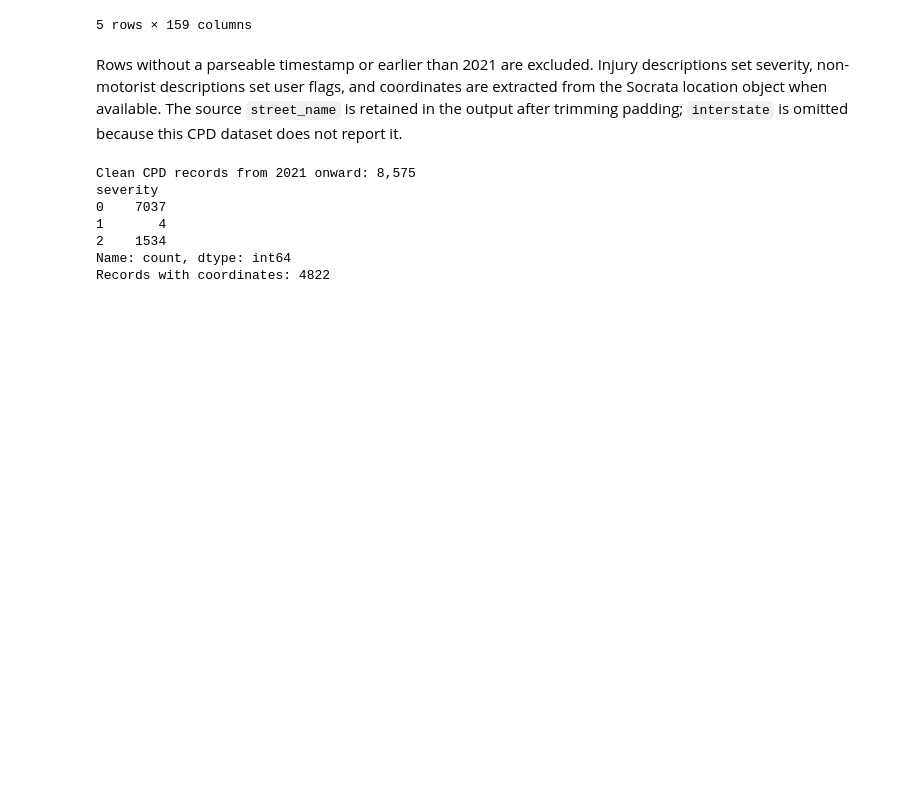
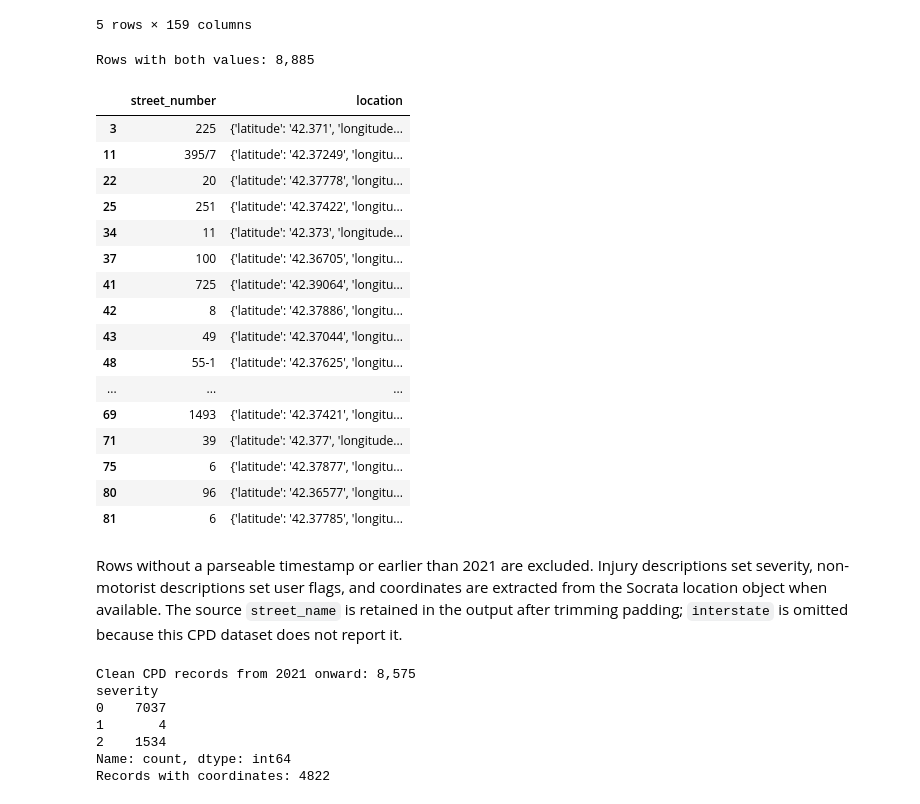
Before and after one commit to Johannes2755/mass-crash-map, a Jupyter notebook: data/cambridge-police-crash-cleaner.ipynb, the cells around one changed output. Saved outputs shown, nothing was run; the diff lists cells and outputs as text; code cells hidden in the pictures; blank space fills up the shorter version.

```diff
--- a/data/cambridge-police-crash-cleaner.ipynb
+++ b/data/cambridge-police-crash-cleaner.ipynb
@@ -80,6 +80,50 @@ Available source columns: 159
 | 3 | 2015-01-01T04:14:00.000 | Thursday | PASSENGER CAR ... | PASSENGER CAR ... | 225 | CAMBRIDGE STREET ... |  | THIRD STREET | ... |
 | 4 | 2015-01-01T06:52:00.000 | Thursday | PASSENGER CAR ... | PASSENGER CAR ... |  | BROADWAY ST. ... | GALILEO BLVD. ... |  | ... |
 5 rows × 159 columns
+# %%
+def has_human_address(location):
+    if not isinstance(location, dict):
+        return False
+
+    address = location.get("human_address")
+    if isinstance(address, str):
+        return bool(address.strip())
+    if isinstance(address, dict):
+        return any(value is not None and str(value).strip() for value in address.values())
+    return address is not None and bool(pd.notna(address)) and bool(str(address).strip())
+
+
+has_street_number = (
+    crash_raw["street_number"]
+    .fillna("")
+    .astype("string")
+    .str.strip()
+    .ne("")
+)
+has_human_address_value = crash_raw["location"].map(has_human_address)
+both = has_street_number & has_human_address_value
+
+print(f"Rows with both values: {both.sum():,}")
+display(crash_raw.loc[both, ["street_number", "location"]].head(20))
+# %% [output]
+Rows with both values: 8,885
+|  | street_number | location |
+| 3 | 225 | {'latitude': '42.371', 'longitude... |
+| 11 | 395/7 | {'latitude': '42.37249', 'longitu... |
+| 22 | 20 | {'latitude': '42.37778', 'longitu... |
+| 25 | 251 | {'latitude': '42.37422', 'longitu... |
+| 34 | 11 | {'latitude': '42.373', 'longitude... |
+| 37 | 100 | {'latitude': '42.36705', 'longitu... |
+| 41 | 725 | {'latitude': '42.39064', 'longitu... |
+| 42 | 8 | {'latitude': '42.37886', 'longitu... |
+| 43 | 49 | {'latitude': '42.37044', 'longitu... |
+| 48 | 55-1 | {'latitude': '42.37625', 'longitu... |
+| ... | ... | ... |
+| 69 | 1493 | {'latitude': '42.37421', 'longitu... |
+| 71 | 39 | {'latitude': '42.377', 'longitude... |
+| 75 | 6 | {'latitude': '42.37877', 'longitu... |
+| 80 | 96 | {'latitude': '42.36577', 'longitu... |
+| 81 | 6 | {'latitude': '42.37785', 'longitu... |
 # %% [markdown]
 Rows without a parseable timestamp or earlier than 2021 are excluded. Injury descriptions set severity, non-motorist descriptions set user flags, and coordinates are extracted from the Socrata location object when available. The source `street_name` is retained in the output after trimming padding; `interstate` is omitted because this CPD dataset does not report it.
 # %%
```
Also changed, not shown: 4 other files.
